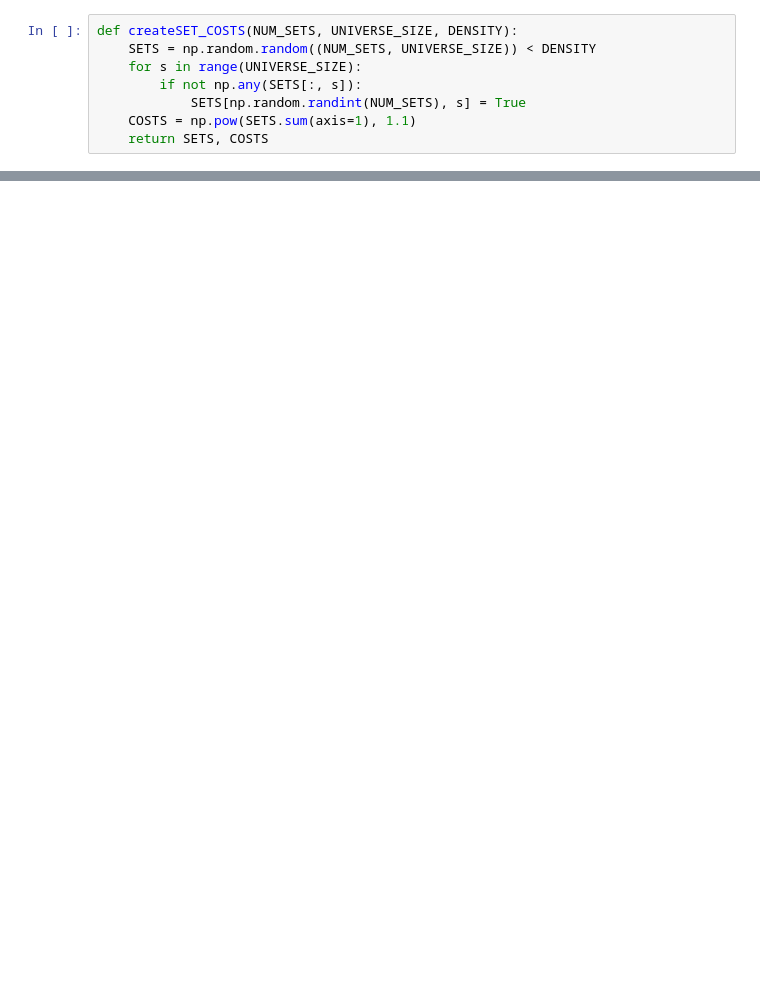
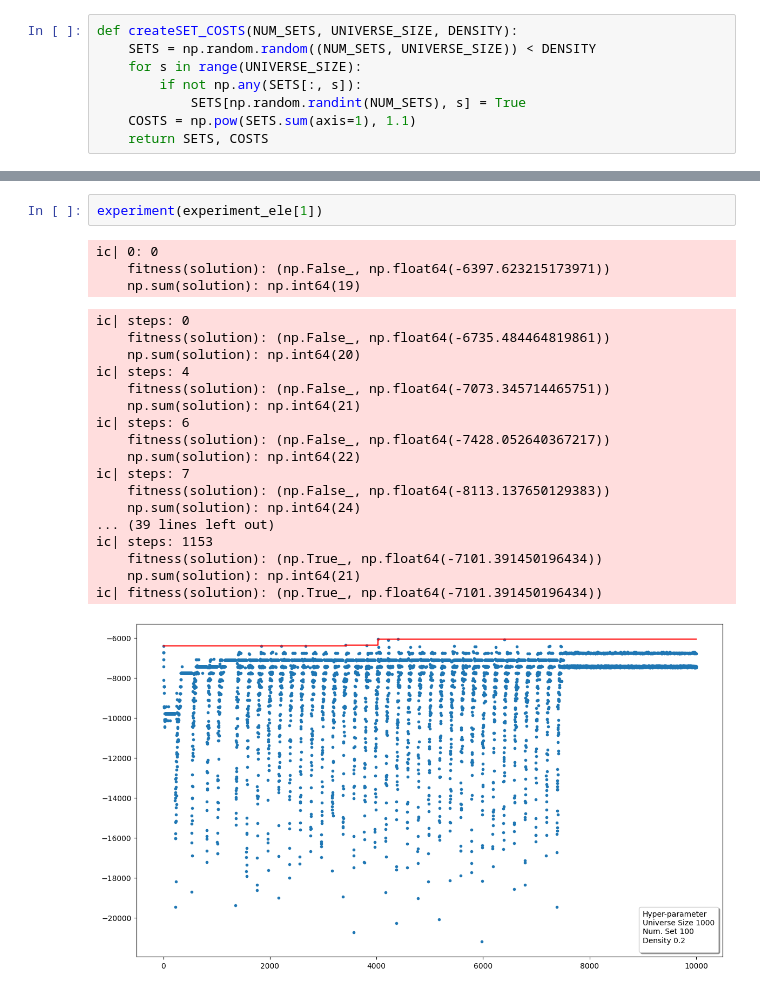
Before and after one commit to efemcy2245/CI2024_lab1, a Jupyter notebook: set-cover_lab1.ipynb, the cells around one changed output, grey strips where cells are left out. Drawn from its saved outputs; the diff is of its cells as text; blank space fills up the shorter version.

```diff
--- a/set-cover_lab1.ipynb
+++ b/set-cover_lab1.ipynb
@@ -205,0 +154,24 @@ COSTS = np.pow(SETS.sum(axis=1), 1.1)
+# %%
+experiment(experiment_ele[1])
+# %% [output]
+ic| 0: 0
+    fitness(solution): (np.False_, np.float64(-6397.623215173971))
+    np.sum(solution): np.int64(19)
+ic| steps: 0
+    fitness(solution): (np.False_, np.float64(-6735.484464819861))
+    np.sum(solution): np.int64(20)
+ic| steps: 4
+    fitness(solution): (np.False_, np.float64(-7073.345714465751))
+    np.sum(solution): np.int64(21)
+ic| steps: 6
+    fitness(solution): (np.False_, np.float64(-7428.052640367217))
+    np.sum(solution): np.int64(22)
+ic| steps: 7
+    fitness(solution): (np.False_, np.float64(-8113.137650129383))
+    np.sum(solution): np.int64(24)
+... (39 lines left out)
+ic| steps: 1153
+    fitness(solution): (np.True_, np.float64(-7101.391450196434))
+    np.sum(solution): np.int64(21)
+ic| fitness(solution): (np.True_, np.float64(-7101.391450196434))
+[figure, added]
```
Also changed, not shown: parts of 20 cells of this notebook.
